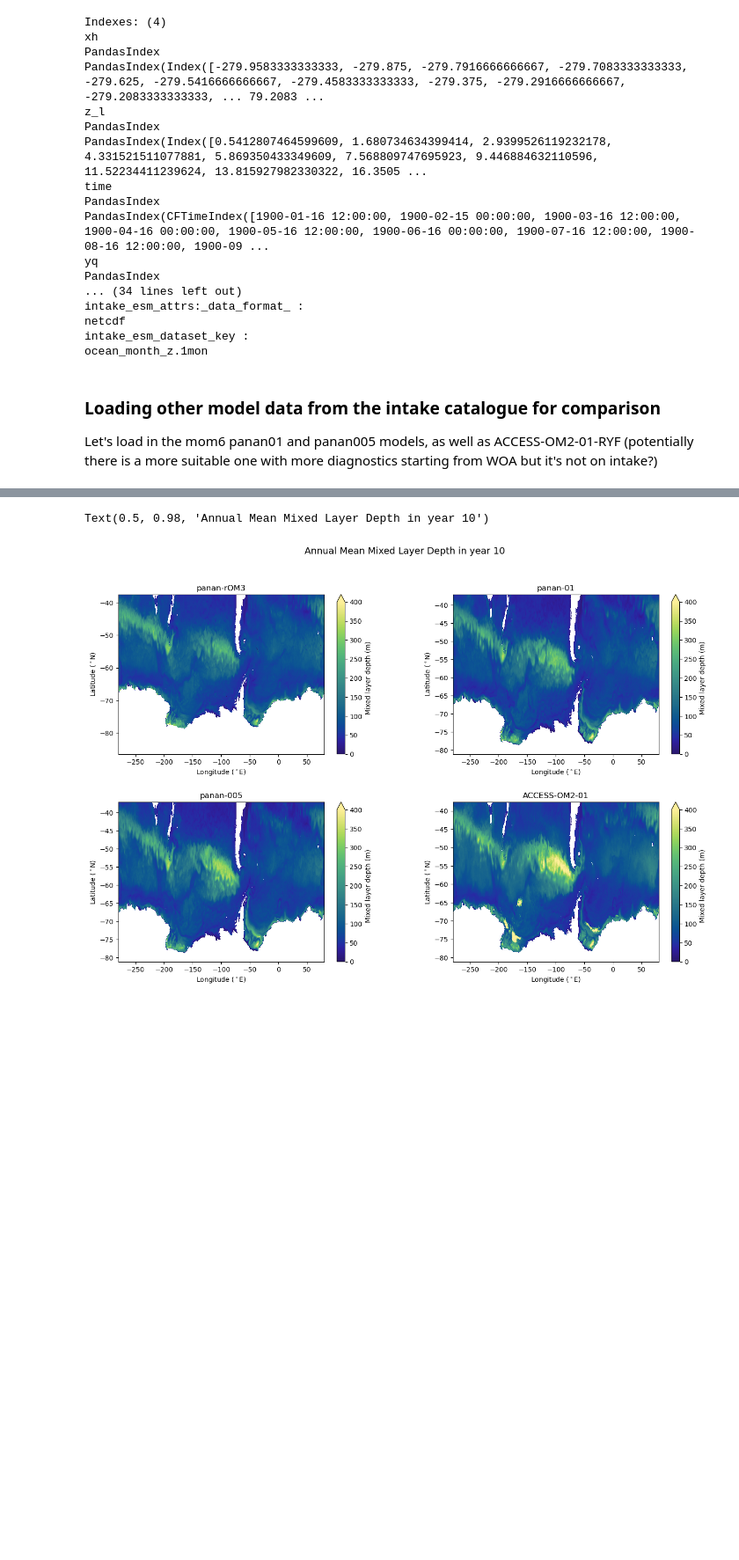
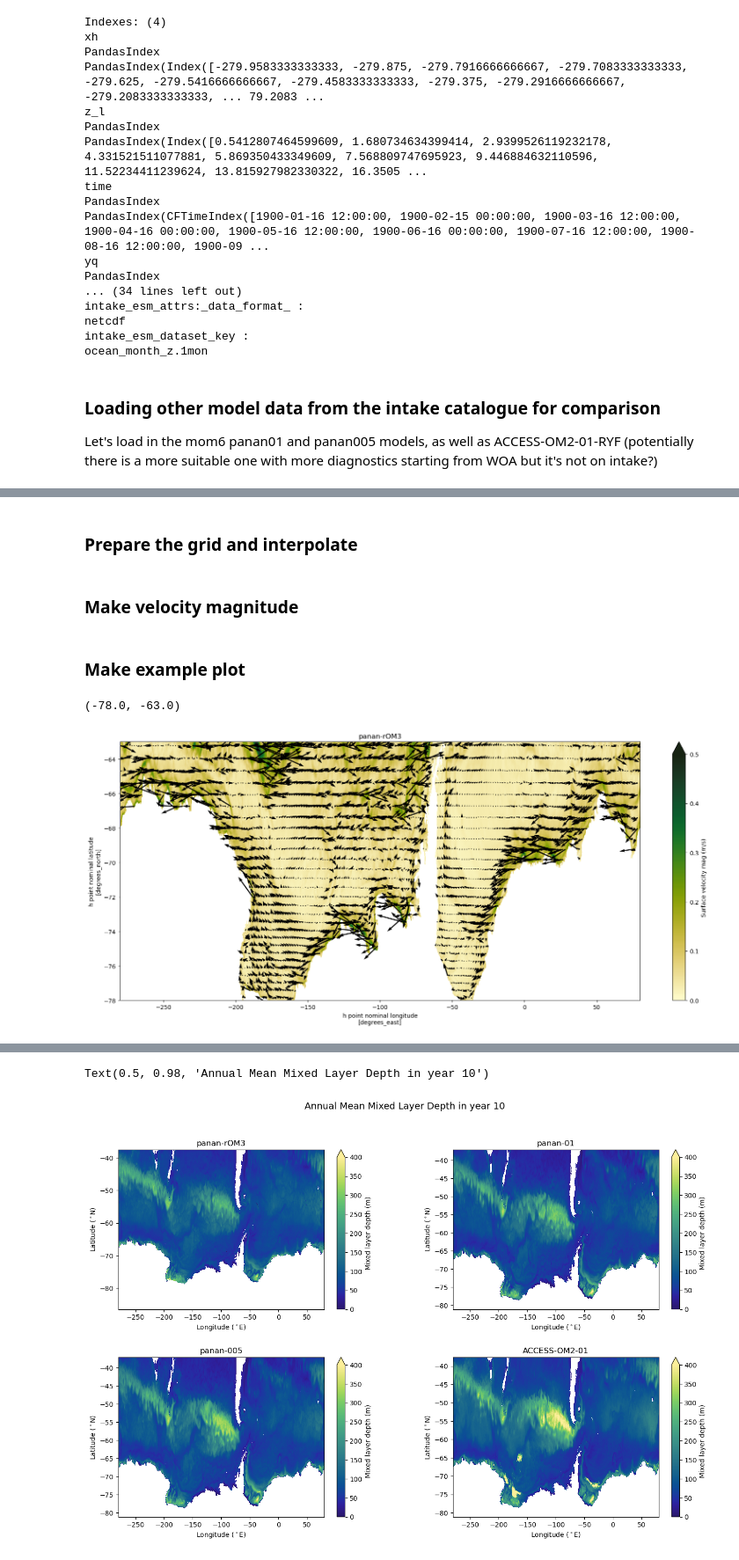
Before and after one commit to claireyung/mom6-panAn-iceshelf-tools, a Jupyter notebook: evaluation/acoc-strength/ACoC-strength.ipynb, the cells around one changed output, grey strips where cells are left out. Shown at 88% size. Drawn from its saved outputs; the diff is of its cells as text; code cells hidden in the pictures; blank space fills up the shorter version.

```diff
--- a/evaluation/acoc-strength/ACoC-strength.ipynb
+++ b/evaluation/acoc-strength/ACoC-strength.ipynb
@@ -215,0 +207,49 @@ accessom2_mld = accessom2_mld.isel(time = time_slice).mean('time')
+# %%
+# need to say what chunks are in the xarray_open_kwargs
+panantrom3_vo = esm_datastore.search(variable="vo", frequency = '1mon').to_dask(preprocess=reset_y_coords,xarray_open_kwargs={'decode_timedelta':True,'chunks' : chunks_dict},)
+
+panantrom3_uo = esm_datastore.search(variable="uo", frequency = '1mon').to_dask(preprocess=reset_y_coords,xarray_open_kwargs={'decode_timedelta':True,'chunks' : chunks_dict},)
+# %%
+# load an ocean_month_z file which has all the grid info
+panantrom3_ds = xr.open_mfdataset('/g/data/ol01/cy8964/access-om3/archive/8km_jra_ryf_obc_Charrassin/output114/ocean_month_z.nc',
+	                                  preprocess=reset_y_coords, decode_timedelta = False, chunks = chunks_dict)
+# %% [markdown]
+### Prepare the grid and interpolate
+# %%
+from xgcm import Grid
+grid = Grid(panantrom3_ds.isel(time = 0).drop_vars('time'),coords={"x":{"center":"xh","outer":"xq"},
+                             "y":{"center":"yh","outer":"yq"},
+                             "z":{"center":"z_l","outer":"z_i"}},periodic="x")
+
+
+panantrom3_vo_interp = grid.interp(panantrom3_vo.vo,'y',boundary='extend')
+panantrom3_uo_interp = grid.interp(panantrom3_uo.uo,'x',boundary='extend')
+# %% [markdown]
+### Make velocity magnitude
+# %%
+panantrom3_velmag = (panantrom3_vo_interp**2 + panantrom3_uo_interp**2)**0.5
+panantrom3_velmagSurf = panantrom3_velmag.isel(time=slice(-12,None)).mean(dim='time').isel(z_l=0)
+# %% [markdown]
+### Make example plot
+# %%
+
+fig, axes = plt.subplots(nrows = 1, ncols = 1, figsize = (20,8))
+ax = np.ravel(axes)
+vmax = 0.5
+vmin = 0
+cmap = cm.cm.speed
+
+panantrom3_velmagSurf.plot(ax = ax[0], vmax = vmax, vmin = vmin, cmap = cmap,
+                    cbar_kwargs = {'label':'Surface velocity mag (m/s)'})
+# ax[0].streamplot(panantrom3_uo_interp.xh.values, panantrom3_vo_interp.yh.values,
+#                  panantrom3_uo_interp.isel(time=slice(-12,None)).mean(dim='time').isel(z_l=0).values,
+#                  panantrom3_vo_interp.isel(time=slice(-12,None)).mean(dim='time').isel(z_l=0).values)
+step=20
+ax[0].quiver(panantrom3_uo_interp.xh[::step].values, panantrom3_vo_interp.yh[::step].values,
+                 panantrom3_uo_interp.isel(time=slice(-12,None)).mean(dim='time').isel(z_l=0)[::step,::step].values,
+                 panantrom3_vo_interp.isel(time=slice(-12,None)).mean(dim='time').isel(z_l=0)[::step,::step].values,scale=5,width=0.002,headwidth=3)
+ax[0].set_title('panan-rOM3')
+ax[0].set_ylim([-78,-63])
+# %% [output]
+(-78.0, -63.0)
+[figure, added]
```
Also changed, not shown: parts of 21 cells of this notebook.
